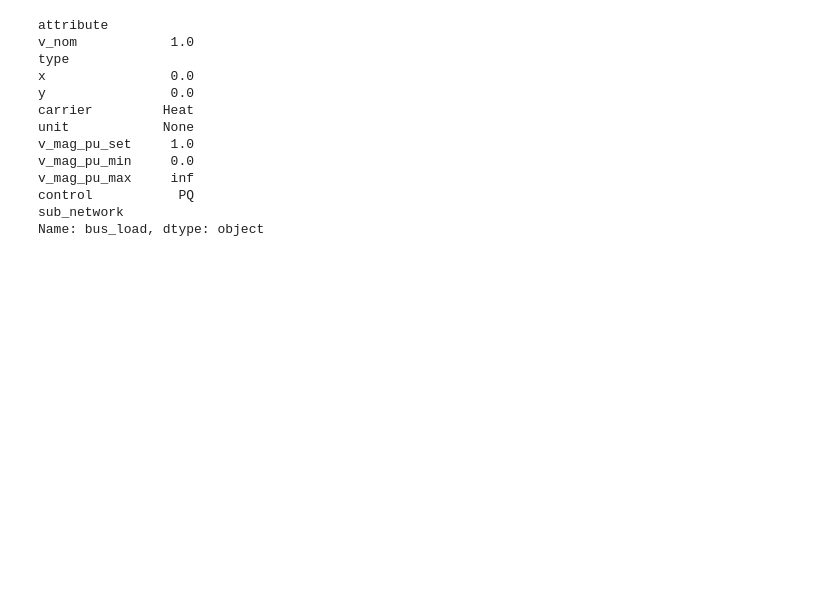
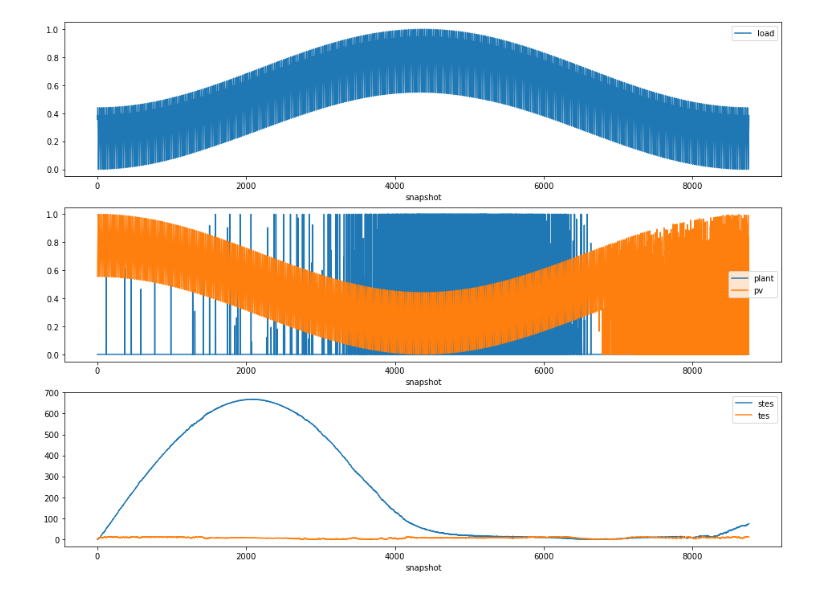
Before and after one commit to andrewlyden/PyPSA-GB, a Jupyter notebook: PyPSA-GB/engineering_lab.ipynb, the cells around one changed output. Cells and saved outputs as stored; diff of their text form; code cells hidden in the pictures; blank space fills up the shorter version.

```diff
--- a/PyPSA-GB/engineering_lab.ipynb
+++ b/PyPSA-GB/engineering_lab.ipynb
@@ -257,16 +265,8 @@ bus = network.loads.loc['load'].bus
-# %%
-network.buses.loc[bus]
-# %% [output]
-attribute
-v_nom            1.0
-type
-x                0.0
-y                0.0
-carrier         Heat
-unit            None
-v_mag_pu_set     1.0
-v_mag_pu_min     0.0
-v_mag_pu_max     inf
-control           PQ
-sub_network
-Name: bus_load, dtype: object
+# %%
+fig, ax = plt.subplots(3, 1, figsize=(16, 12))
+network.loads_t.p_set.plot(ax=ax[0])
+network.generators_t.p.plot(ax=ax[1])
+network.stores_t.e.plot(ax=ax[2])
+plt.show()
+# %% [output]
+[figure, added]
```
Also changed, not shown: parts of 7 cells of this notebook.
